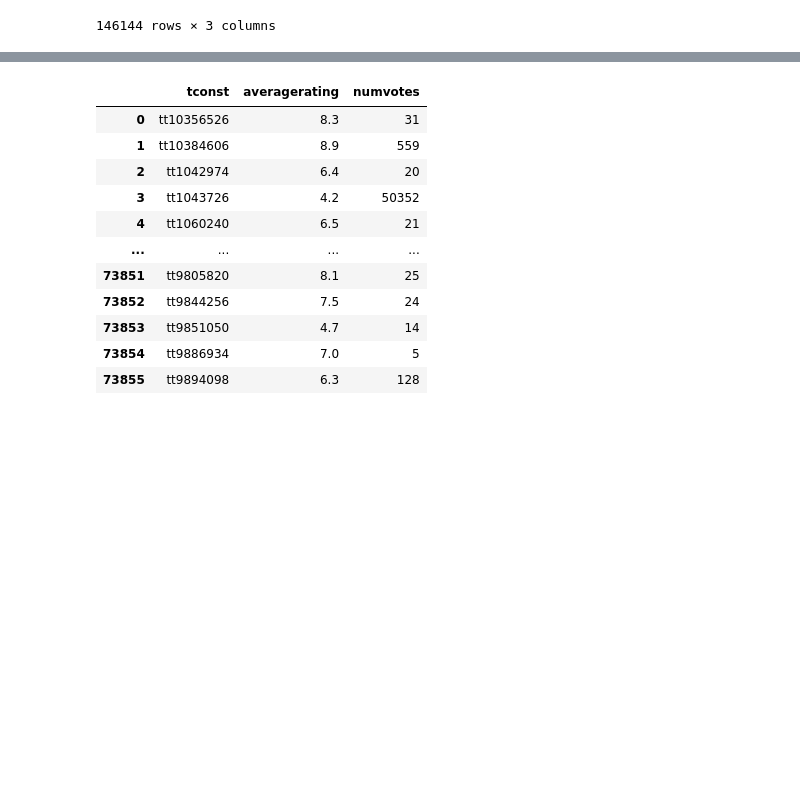
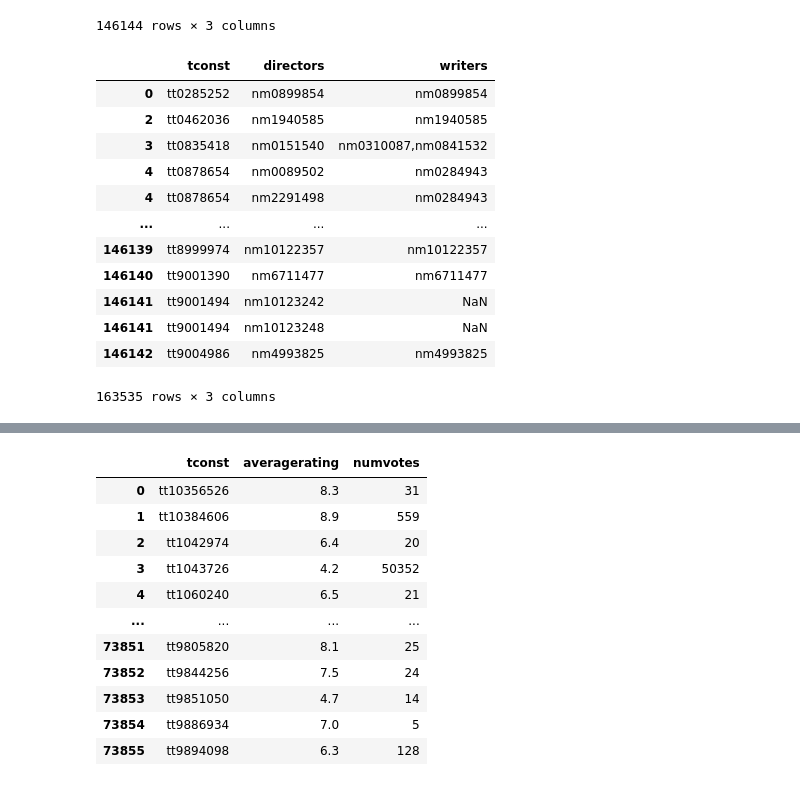
Before and after one commit to letruong711/010921-pt-phase-1-project, a Jupyter notebook: data_cleaning_director_and_movie_rating.ipynb, the cells around one changed output, grey strips where cells are left out. Saved outputs shown, nothing was run; the diff lists cells and outputs as text; code cells hidden in the pictures; blank space fills up the shorter version.

Commit message:
Second graph with split

```diff
--- a/data_cleaning_director_and_movie_rating.ipynb
+++ b/data_cleaning_director_and_movie_rating.ipynb
@@ -17,4 +17,22 @@ imdb_crew
 | 146142 | tt9004986 | nm4993825 | nm4993825 |
 | 146143 | tt9010172 | NaN | nm8352242 |
 146144 rows × 3 columns
+# %%
+imdb_crew.directors = imdb_crew.directors.str.split(',')
+imdb_crew.dropna(subset=['directors'], inplace=True)
+imdb_crew.explode('directors')
+# %% [output]
+|  | tconst | directors | writers |
+| 0 | tt0285252 | nm0899854 | nm0899854 |
+| 2 | tt0462036 | nm1940585 | nm1940585 |
+| 3 | tt0835418 | nm0151540 | nm0310087,nm0841532 |
+| 4 | tt0878654 | nm0089502 | nm0284943 |
+| 4 | tt0878654 | nm2291498 | nm0284943 |
+| ... | ... | ... | ... |
+| 146139 | tt8999974 | nm10122357 | nm10122357 |
+| 146140 | tt9001390 | nm6711477 | nm6711477 |
+| 146141 | tt9001494 | nm10123242 | NaN |
+| 146141 | tt9001494 | nm10123248 | NaN |
+| 146142 | tt9004986 | nm4993825 | nm4993825 |
+163535 rows × 3 columns
 # %%
```
Also changed, not shown: parts of 6 cells of this notebook, 3 other files.
